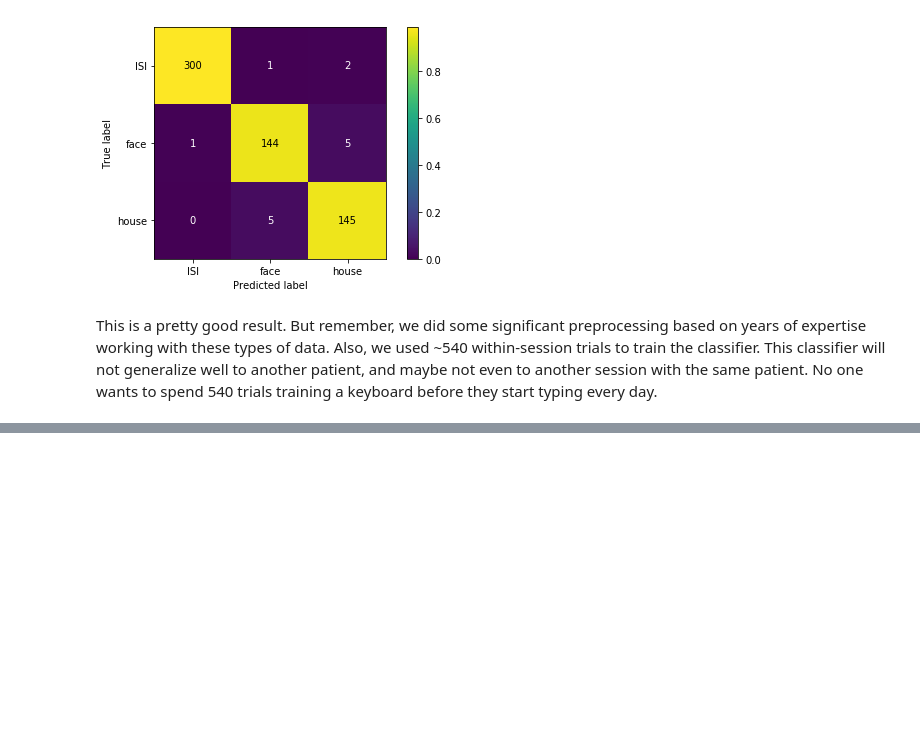
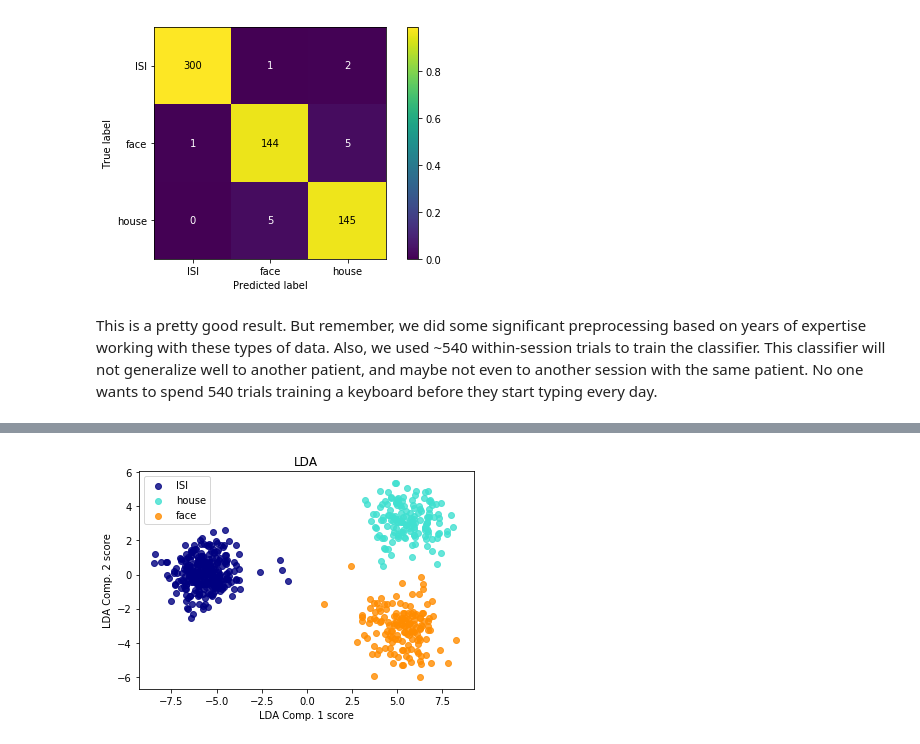
Before and after one commit to SachsLab/IntracranialNeurophysDL, a Jupyter notebook: notebooks/02_01_basic_lda.ipynb, the cells around one changed output, grey strips where cells are left out. Drawn from its saved outputs; the diff is of its cells as text; code cells hidden in the pictures; blank space fills up the shorter version.

```diff
--- a/notebooks/02_01_basic_lda.ipynb
+++ b/notebooks/02_01_basic_lda.ipynb
@@ -264,0 +268,17 @@ No one wants to spend 540 trials training a keyboard before they start typing ev
+# %%
+lda = LDA(shrinkage='auto', solver='eigen')
+lda.fit(X, Y)
+
+# Transform data with model to get lower-dimensional projections that separate classes
+comps = lda.transform(X)
+
+for color, label in zip(['navy', 'turquoise', 'darkorange'], ['ISI', 'house', 'face']):
+    plt.scatter(comps[Y == label, 0], comps[Y == label, 1],
+                alpha=.8, color=color, label=label)
+plt.legend(loc='best', shadow=False, scatterpoints=1)
+plt.title('LDA')
+plt.xlabel('LDA Comp. 1 score')
+plt.ylabel('LDA Comp. 2 score')
+plt.show()
+# %% [output]
+[figure, added]
```
Also changed, not shown: parts of 15 cells of this notebook.
